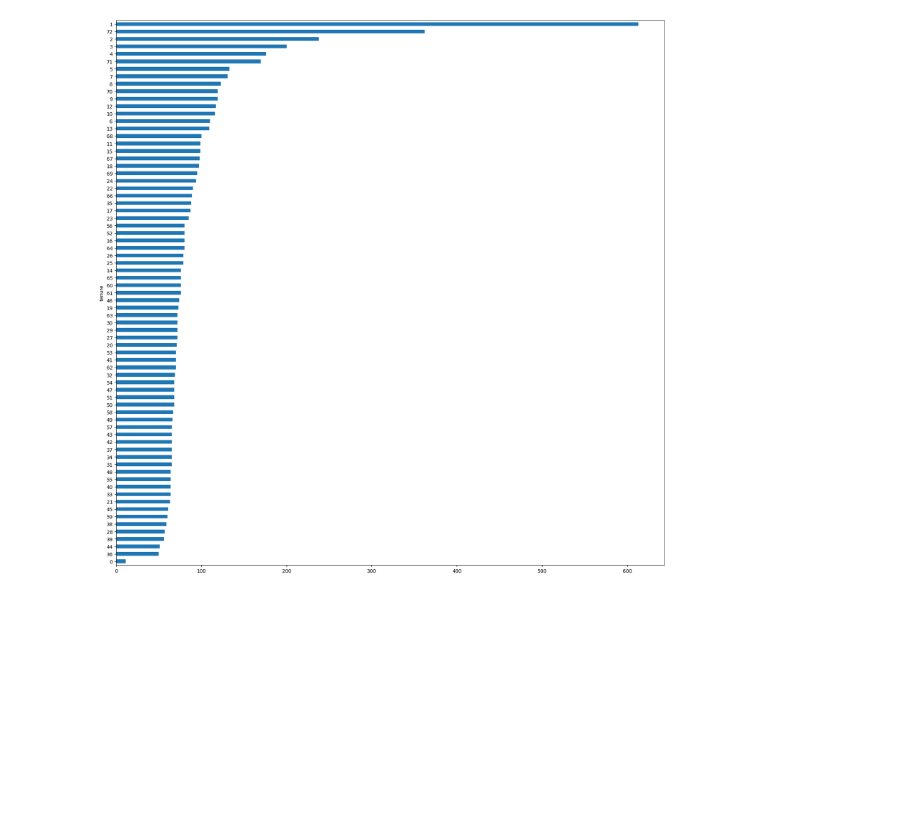
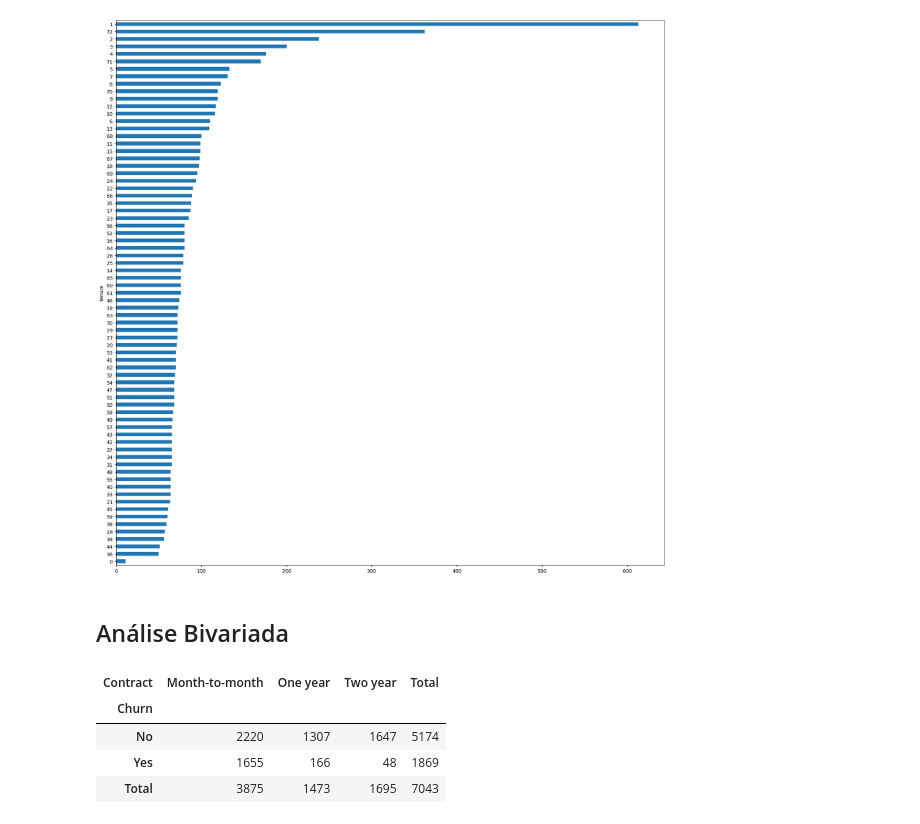
Before and after one commit to HikaroRibeiro/EDA, a Jupyter notebook: eda_churn.ipynb, the cells around one changed output. Drawn from its saved outputs; the diff is of its cells as text; code cells hidden in the pictures; blank space fills up the shorter version.

Commit message:
✨ Análise Bivalorada
Implementação de uma análise bivalorada.

```diff
--- a/eda_churn.ipynb
+++ b/eda_churn.ipynb
@@ -728,3 +728,16 @@ df_churn.groupby(['tenure'])['tenure'].count().sort_values().plot.barh(figsize =
 # %% [output]
 <Axes: ylabel='tenure'>
 [figure]
+# %% [markdown]
+## Análise Bivariada
+# %%
+# Hipótese: clientes com contrato do tipo do tipo mensal são mais propensos ao Churn
+# Construir tabela de contingência entre tipo de contrato e Churn - Quantidade.
+# Conclusão: Clientes que não abandonaram o serviço e possuem contratos mensais são 2220, e com contrato de 1 ano é de 1307, e de dois anos é de 1647
+pd.crosstab(df_churn.Churn, df_churn.Contract, margins=True, margins_name='Total')
+# %% [output]
+| Contract | Month-to-month | One year | Two year | Total |
+| Churn |  |  |  |  |
+| No | 2220 | 1307 | 1647 | 5174 |
+| Yes | 1655 | 166 | 48 | 1869 |
+| Total | 3875 | 1473 | 1695 | 7043 |
```
Also changed, not shown: parts of 13 cells of this notebook, 2 other files.
